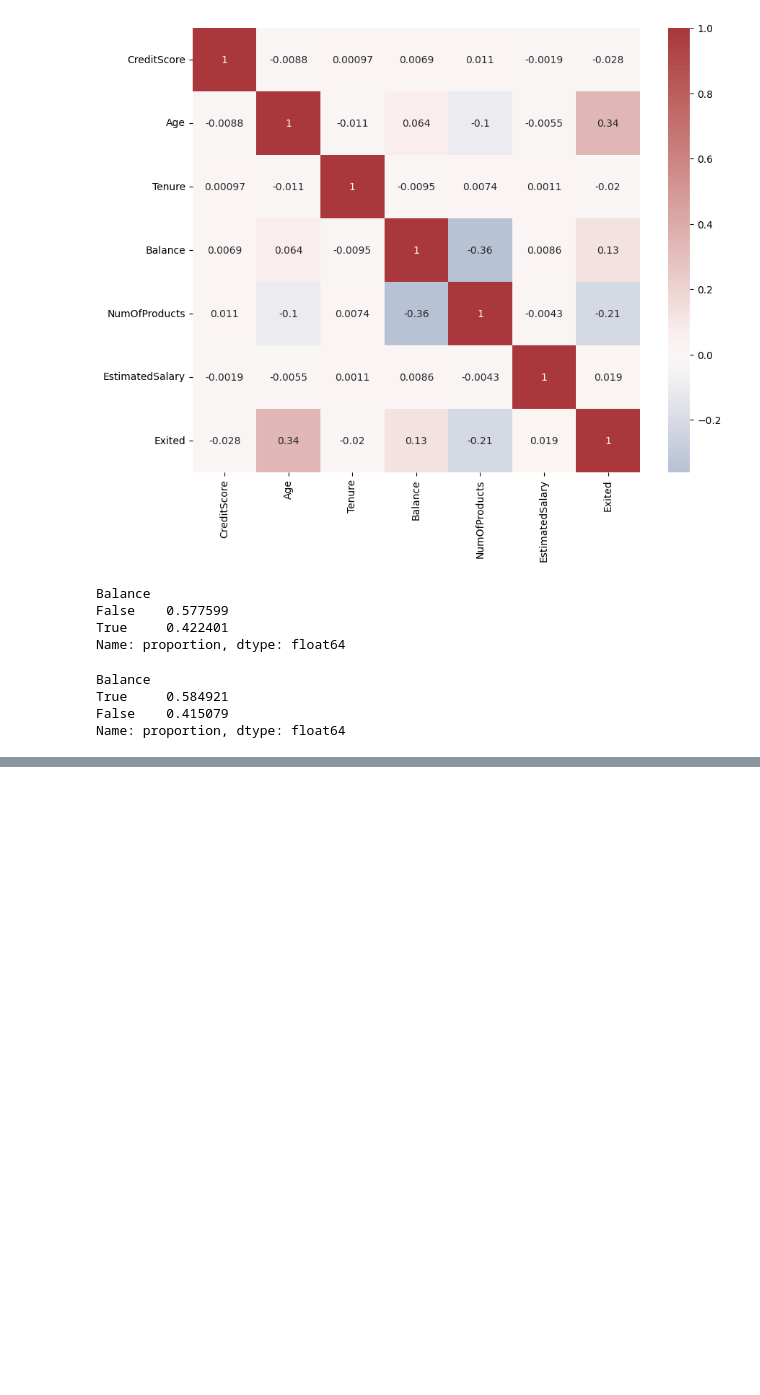
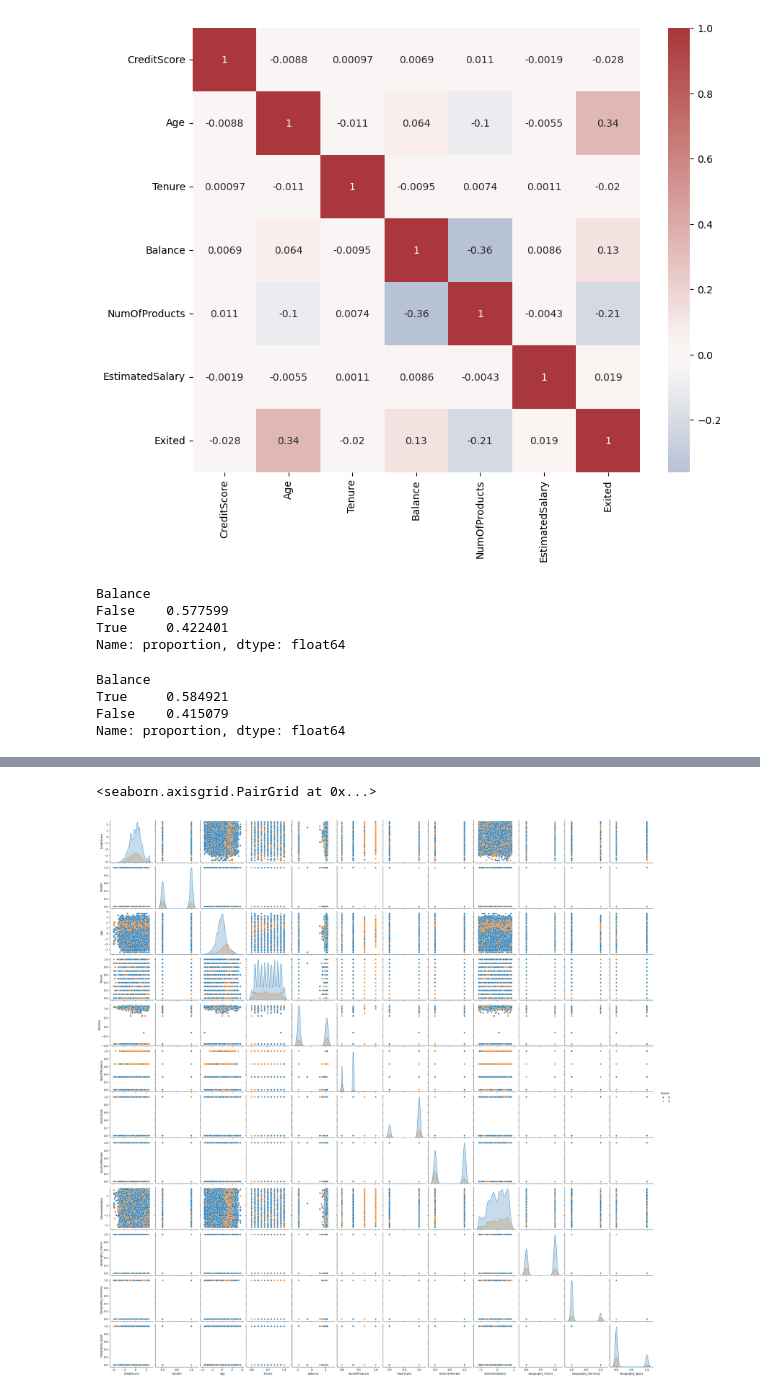
Before and after one commit to marcgloaguen/playgroundseries_s4e1, a Jupyter notebook: EDA.ipynb, the cells around one changed output, grey strips where cells are left out. Saved outputs shown, nothing was run; the diff lists cells and outputs as text; code cells hidden in the pictures; blank space fills up the shorter version.

```diff
--- a/EDA.ipynb
+++ b/EDA.ipynb
@@ -280,0 +232,5 @@ sns.barplot(data = pd.DataFrame(pd.cut(train[train.Exited==1]['EstimatedSalary']
+# %%
+sns.pairplot(train_scld, hue='Exited')
+# %% [output]
+<seaborn.axisgrid.PairGrid at 0x...>
+[figure, added]
```
Also changed, not shown: parts of 9 cells of this notebook, 1 other file.
